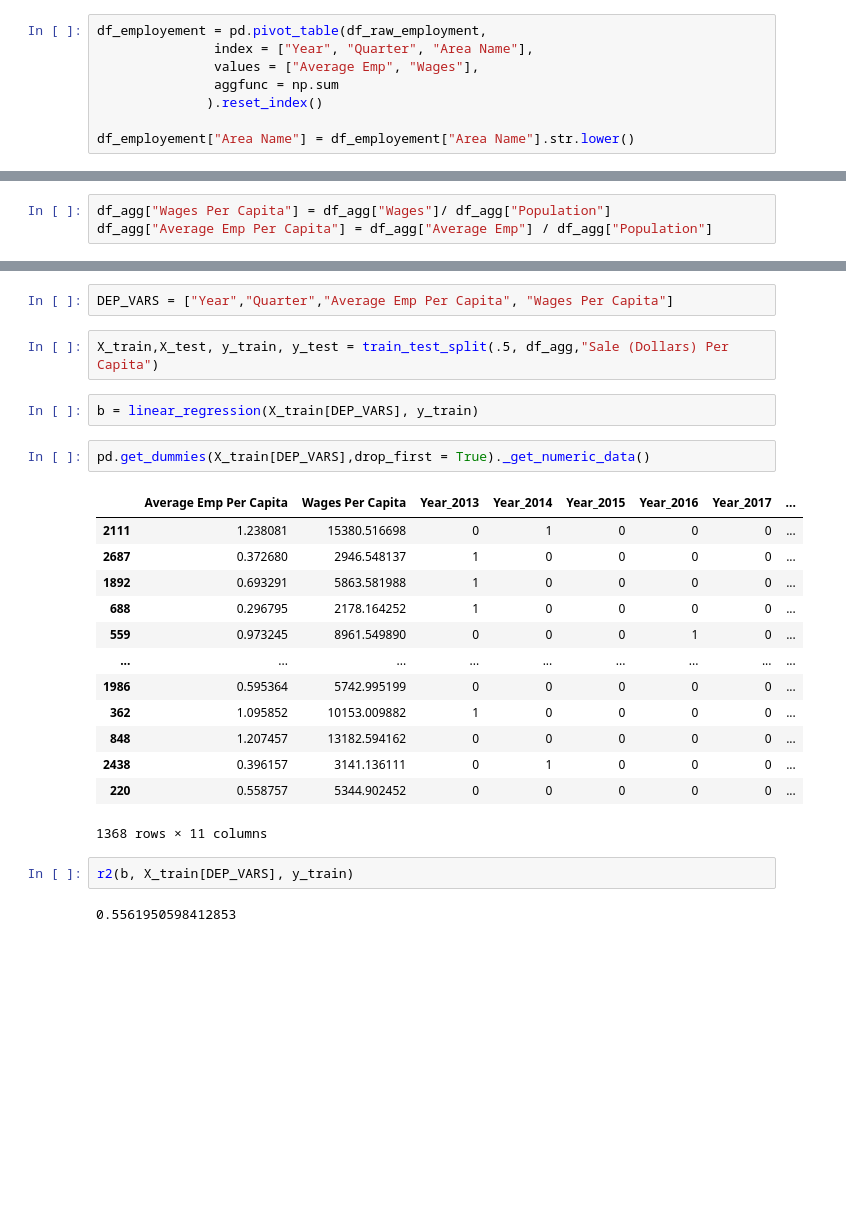
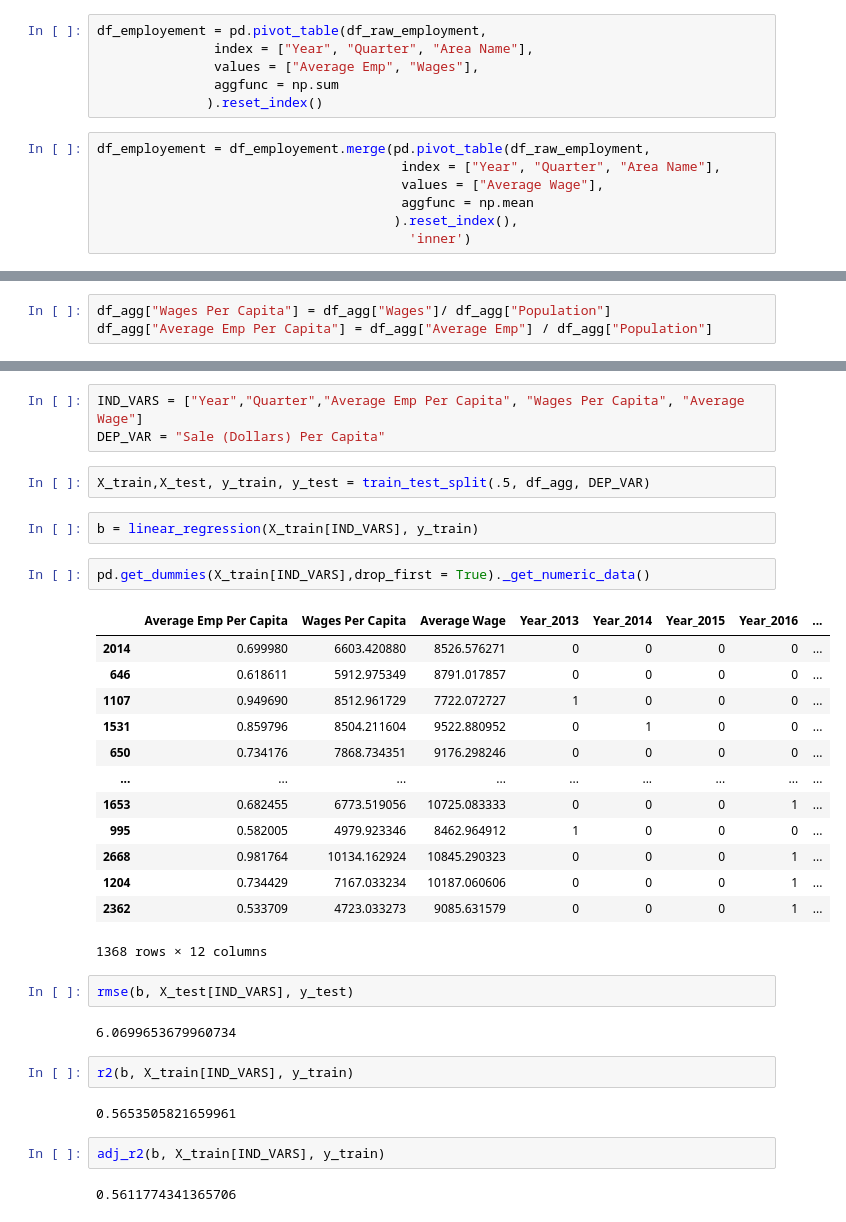
Before and after one commit to ayakkala1/Project-1-Data-401, a Jupyter notebook: anish/Iowa Alc Sales EDA.ipynb, the cells around one changed output, grey strips where cells are left out. Cells and saved outputs as stored; diff of their text form; blank space fills up the shorter version.

```diff
--- a/anish/Iowa Alc Sales EDA.ipynb
+++ b/anish/Iowa Alc Sales EDA.ipynb
@@ -127,8 +146,13 @@ df_employement = pd.pivot_table(df_raw_employment,
                values = ["Average Emp", "Wages"],
                aggfunc = np.sum
               ).reset_index()
-
-df_employement["Area Name"] = df_employement["Area Name"].str.lower()
+# %%
+df_employement = df_employement.merge(pd.pivot_table(df_raw_employment,
+                                       index = ["Year", "Quarter", "Area Name"],
+                                       values = ["Average Wage"],
+                                       aggfunc = np.mean
+                                      ).reset_index(),
+                                        'inner')
 # %%
 df_employement["Year"] = df_employement["Year"].astype('str')
 df_employement["Quarter"] = df_employement["Quarter"].astype('str')
@@ -183,26 +216,35 @@ df_agg
 # %%
-DEP_VARS = ["Year","Quarter","Average Emp Per Capita", "Wages Per Capita"]
+IND_VARS = ["Year","Quarter","Average Emp Per Capita", "Wages Per Capita", "Average Wage"]
+DEP_VAR = "Sale (Dollars) Per Capita"
 # %%
-X_train,X_test, y_train, y_test = train_test_split(.5, df_agg,"Sale (Dollars) Per Capita")
+X_train,X_test, y_train, y_test = train_test_split(.5, df_agg, DEP_VAR)
 # %%
-b = linear_regression(X_train[DEP_VARS], y_train)
+b = linear_regression(X_train[IND_VARS], y_train)
 # %%
-pd.get_dummies(X_train[DEP_VARS],drop_first = True)._get_numeric_data()
+pd.get_dummies(X_train[IND_VARS],drop_first = True)._get_numeric_data()
 # %% [output]
-|  | Average Emp Per Capita | Wages Per Capita | Year_2013 | Year_2014 | Year_2015 | Year_2016 | Year_2017 | ... |
-| 2111 | 1.238081 | 15380.516698 | 0 | 1 | 0 | 0 | 0 | ... |
-| 2687 | 0.372680 | 2946.548137 | 1 | 0 | 0 | 0 | 0 | ... |
-| 1892 | 0.693291 | 5863.581988 | 1 | 0 | 0 | 0 | 0 | ... |
-| 688 | 0.296795 | 2178.164252 | 1 | 0 | 0 | 0 | 0 | ... |
-| 559 | 0.973245 | 8961.549890 | 0 | 0 | 0 | 1 | 0 | ... |
+|  | Average Emp Per Capita | Wages Per Capita | Average Wage | Year_2013 | Year_2014 | Year_2015 | Year_2016 | ... |
+| 2014 | 0.699980 | 6603.420880 | 8526.576271 | 0 | 0 | 0 | 0 | ... |
+| 646 | 0.618611 | 5912.975349 | 8791.017857 | 0 | 0 | 0 | 0 | ... |
+| 1107 | 0.949690 | 8512.961729 | 7722.072727 | 1 | 0 | 0 | 0 | ... |
+| 1531 | 0.859796 | 8504.211604 | 9522.880952 | 0 | 1 | 0 | 0 | ... |
+| 650 | 0.734176 | 7868.734351 | 9176.298246 | 0 | 0 | 0 | 0 | ... |
 | ... | ... | ... | ... | ... | ... | ... | ... | ... |
-| 1986 | 0.595364 | 5742.995199 | 0 | 0 | 0 | 0 | 0 | ... |
-| 362 | 1.095852 | 10153.009882 | 1 | 0 | 0 | 0 | 0 | ... |
-| 848 | 1.207457 | 13182.594162 | 0 | 0 | 0 | 0 | 0 | ... |
-| 2438 | 0.396157 | 3141.136111 | 0 | 1 | 0 | 0 | 0 | ... |
-| 220 | 0.558757 | 5344.902452 | 0 | 0 | 0 | 0 | 0 | ... |
+| 1653 | 0.682455 | 6773.519056 | 10725.083333 | 0 | 0 | 0 | 1 | ... |
+| 995 | 0.582005 | 4979.923346 | 8462.964912 | 1 | 0 | 0 | 0 | ... |
+| 2668 | 0.981764 | 10134.162924 | 10845.290323 | 0 | 0 | 0 | 1 | ... |
+| 1204 | 0.734429 | 7167.033234 | 10187.060606 | 0 | 0 | 0 | 1 | ... |
+| 2362 | 0.533709 | 4723.033273 | 9085.631579 | 0 | 0 | 0 | 1 | ... |
-1368 rows × 11 columns
+1368 rows × 12 columns
+# %%
+rmse(b, X_test[IND_VARS], y_test)
+# %% [output]
+6.0699653679960734
 # %%
-r2(b, X_train[DEP_VARS], y_train)
+r2(b, X_train[IND_VARS], y_train)
 # %% [output]
-0.5561950598412853
+0.5653505821659961
+# %%
+adj_r2(b, X_train[IND_VARS], y_train)
+# %% [output]
+0.5611774341365706
```
Also changed, not shown: parts of 8 cells of this notebook.
